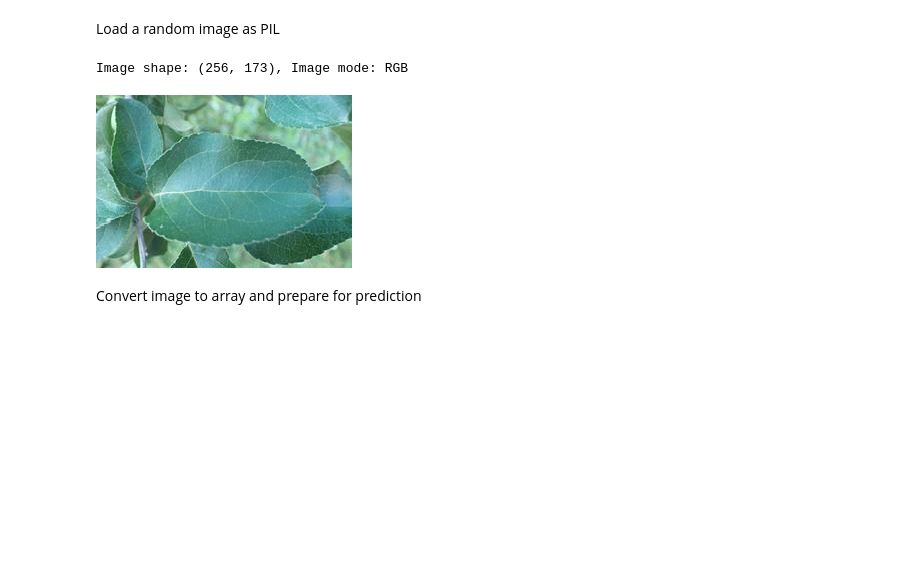
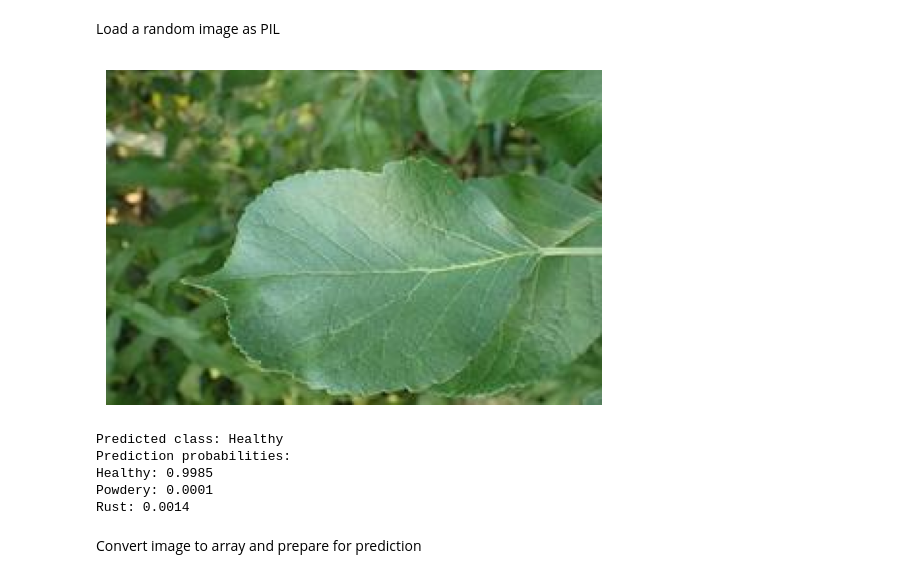
Before and after one commit to teman67/Plant-Disease-Classification-Project, a Jupyter notebook: jupyter_notebooks/03 - Modelling and Evaluating.ipynb, the cells around one changed output. Saved outputs shown, nothing was run; the diff lists cells and outputs as text; code cells hidden in the pictures; blank space fills up the shorter version.

```diff
--- a/jupyter_notebooks/03 - Modelling and Evaluating.ipynb
+++ b/jupyter_notebooks/03 - Modelling and Evaluating.ipynb
@@ -423,19 +566,50 @@ joblib.dump(value=evaluation,
 ## Predict on new data
 # %% [markdown]
 Load a random image as PIL
-# %%
-from tensorflow.keras.preprocessing import image
-
-pointer = 41
-label = labels[0]  # select Uninfected or Parasitised
-
-pil_image = image.load_img(test_path + '/' + label + '/' + os.listdir(test_path+'/' + label)[pointer],
-                           target_size=image_shape, color_mode='rgb')
-print(f'Image shape: {pil_image.size}, Image mode: {pil_image.mode}')
-pil_image
-# %% [output]
-Image shape: (256, 173), Image mode: RGB
-[figure, removed]
+# %%
+from tensorflow.keras.preprocessing import image
+import os
+import matplotlib.pyplot as plt
+
+# Assume image_shape, test_path, and labels are defined
+
+# Choose an image from the test set
+pointer = 13
+label_index = 0
+label = labels[label_index]
+
+image_path = os.path.join(test_path, label, os.listdir(os.path.join(test_path, label))[pointer])
+
+# Load and display the image using Matplotlib
+img = image.load_img(image_path, target_size=image_shape, color_mode='rgb')
+plt.imshow(img)
+plt.axis('off')  # Hide axis labels
+plt.show()
+
+# Preprocess the image for prediction
+my_image = image.img_to_array(img)
+my_image = np.expand_dims(my_image, axis=0) / 255.0  # Normalize the pixel values
+
+# Make predictions
+predictions = model.predict(my_image)
+
+# Interpret predictions
+predicted_class_index = np.argmax(predictions[0])
+class_labels = ['Healthy', 'Powdery', 'Rust']  # Replace with your actual class labels
+predicted_class_label = class_labels[predicted_class_index]
+
+# Display the prediction
+print(f'Predicted class: {predicted_class_label}')
+print('Prediction probabilities:')
+for i, class_label in enumerate(class_labels):
+    print(f'{class_label}: {predictions[0][i]:.4f}')
+# %% [output]
+[figure, added]
+Predicted class: Healthy
+Prediction probabilities:
+Healthy: 0.9985
+Powdery: 0.0001
+Rust: 0.0014
 # %% [markdown]
 Convert image to array and prepare for prediction
 # %%
```
Also changed, not shown: parts of 6 cells of this notebook, 1 other file.
